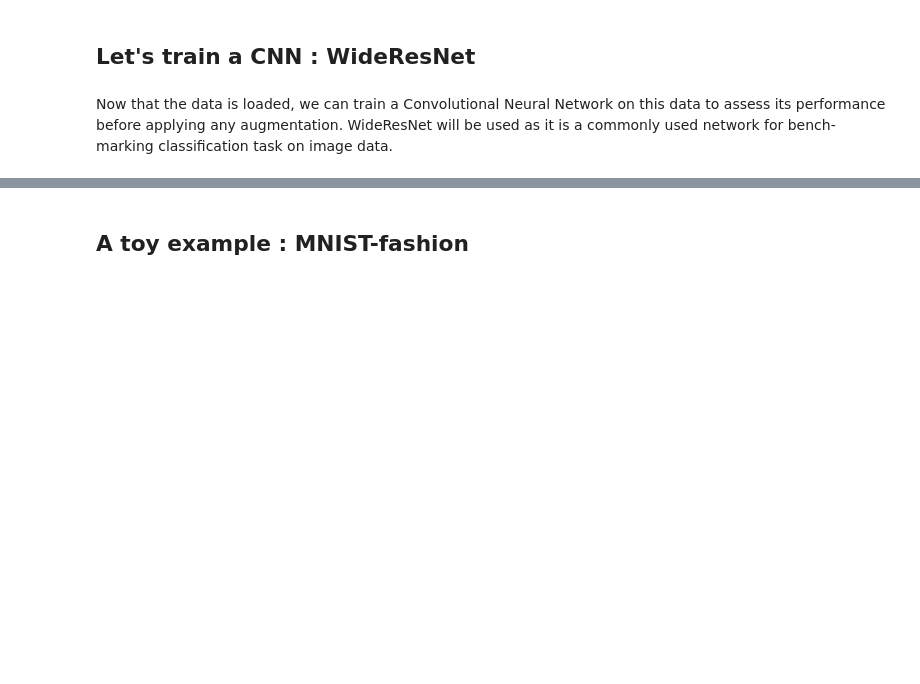
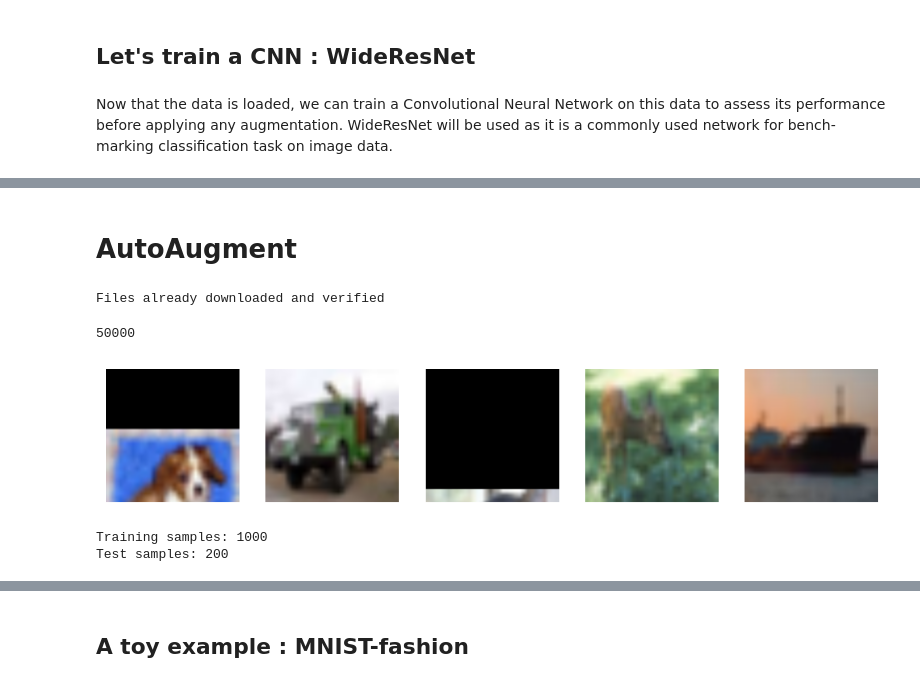
Before and after one commit to fga-0/automating_data_augmentation, a Jupyter notebook: Automating_the_art_of_data_augmentation.ipynb, the cells around one changed output, grey strips where cells are left out. Cells and saved outputs as stored; diff of their text form; code cells hidden in the pictures; blank space fills up the shorter version.

```diff
--- a/Automating_the_art_of_data_augmentation.ipynb
+++ b/Automating_the_art_of_data_augmentation.ipynb
@@ -203,0 +196,2 @@ Taux d'erreur: 76.01%
+# %% [markdown]
+# AutoAugment
@@ -203,0 +200,36 @@ Taux d'erreur: 76.01%
+# %%
+transform_augment = transforms.Compose([
+    transforms.Resize(224),
+    AutoAugment(AutoAugmentPolicy.CIFAR10),
+    transforms.ToTensor(),
+])
+
+trainset_aug = torchvision.datasets.CIFAR10(root=path_to_data, train=True, download=True, transform=transform_augment)
+# %% [output]
+Files already downloaded and verified
+# %%
+len(trainset_aug)
+# %% [output]
+50000
+# %%
+def plot_images(dataset,
+                n_images
+                ) :
+    size = n_images
+    image_idx = np.random.randint(low=0, high=len(dataset), size=size)
+    fig, ax = plt.subplots(nrows=1, ncols=size, figsize=(10, 3))
+    for i in range(size) :
+        idx = image_idx[i]
+        raw_image = dataset[idx][0]
+        ax[i].imshow(np.transpose(raw_image, (1,2,0)))
+        ax[i].axis("off")
+    plt.show()
+# %%
+plot_images(trainset_aug, 5)
+# %% [output]
+[figure, added]
+# %%
+train_subset_aug, test_subset_aug = utils.get_subset(trainset=trainset_aug, testset=testset, percentage=0.02)
+# %% [output]
+Training samples: 1000
+Test samples: 200
```
Also changed, not shown: parts of 24 cells of this notebook.
